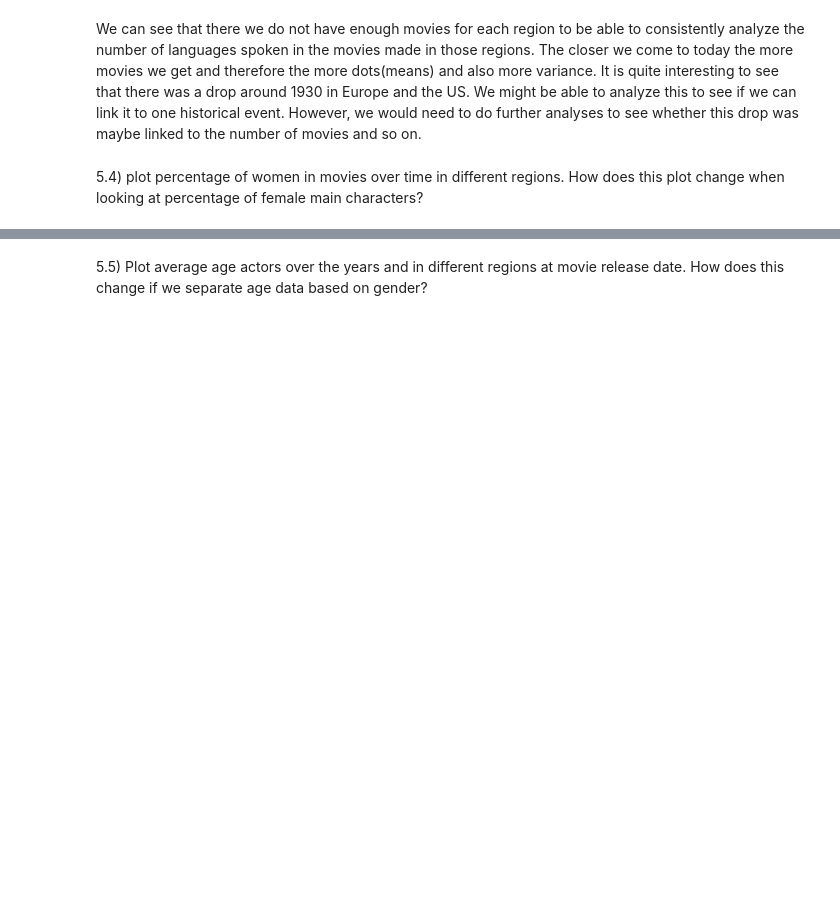
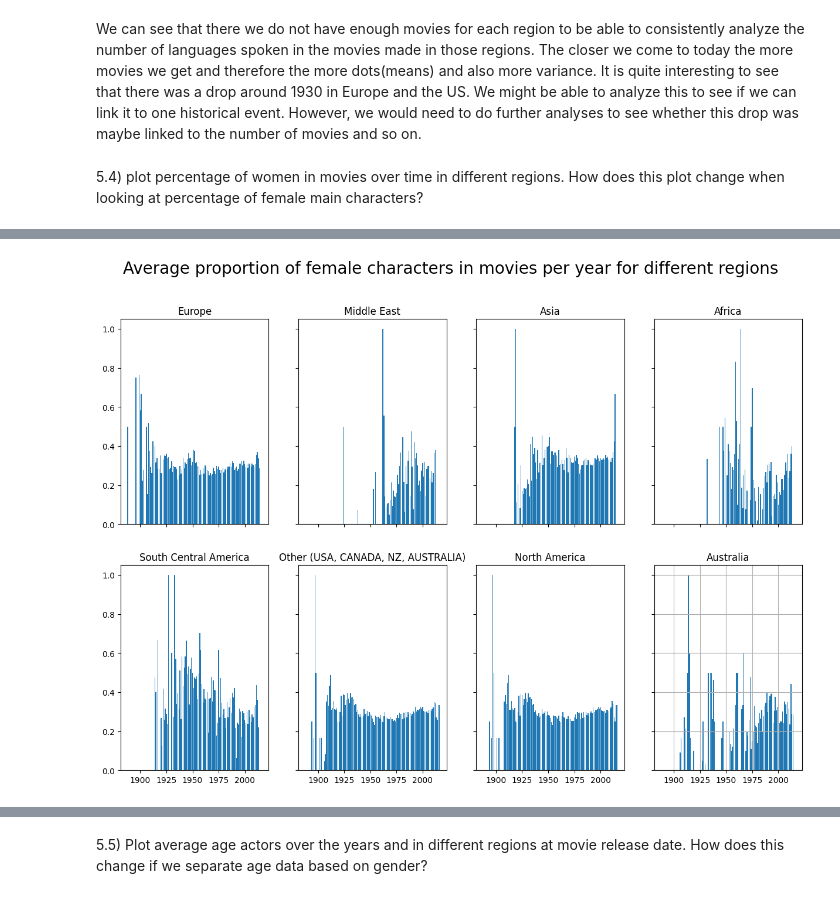
Before and after one commit to epfl-ada/ada-2023-project-onsecalme123, a Jupyter notebook: milestone2.ipynb, the cells around one changed output, grey strips where cells are left out. Drawn from its saved outputs; the diff is of its cells as text; code cells hidden in the pictures; blank space fills up the shorter version.

```diff
--- a/milestone2.ipynb
+++ b/milestone2.ipynb
@@ -1311,0 +1372,83 @@ We can see that there we do not have enough movies for each region to be able to
+# %%
+# Plot average proportion of female characters in movies per year per region
+
+fig, axs = plt.subplots(2, 4, figsize=(15, 10), sharex=True, sharey=True)
+fig.suptitle('Average proportion of female characters in movies per year for different regions', fontsize = 20)
+
+
+# Region : Europe
+
+character_stats_movies_europe = character_stats_movies[character_stats_movies['country'].apply(lambda x: any(item in x for item in europe_countries))]
+proportion_women_per_year_europe = character_stats_movies_europe.groupby('date')['proportion_women'].mean()
+
+axs[0, 0].bar(proportion_women_per_year_europe.index, proportion_women_per_year_europe.values)
+axs[0, 0].set_title('Europe')
+
+
+# Region : Middle East
+
+character_stats_movies_middle_east = character_stats_movies[character_stats_movies['country'].apply(lambda x: any(item in x for item in middle_east_countries))]
+proportion_women_per_year_middle_east = character_stats_movies_middle_east.groupby('date')['proportion_women'].mean()
+
+axs[0, 1].bar(proportion_women_per_year_middle_east.index, proportion_women_per_year_middle_east.values)
+axs[0, 1].set_title('Middle East')
+
+
+# Region : Asia
+
+character_stats_movies_asia = character_stats_movies[character_stats_movies['country'].apply(lambda x: any(item in x for item in asia_countries))]
+proportion_women_per_year_asia = character_stats_movies_asia.groupby('date')['proportion_women'].mean()
+
+axs[0, 2].bar(proportion_women_per_year_asia.index, proportion_women_per_year_asia.values)
+axs[0, 2].set_title('Asia')
+
+
+# Region : Africa
+
+character_stats_movies_africa = character_stats_movies[character_stats_movies['country'].apply(lambda x: any(item in x for item in africa_countries))]
+proportion_women_per_year_africa = character_stats_movies_africa.groupby('date')['proportion_women'].mean()
+
+axs[0, 3].bar(proportion_women_per_year_africa.index, proportion_women_per_year_africa.values)
+axs[0, 3].set_title('Africa')
+
+
+# Region : South Central America
+
+character_stats_movies_south_central_america = character_stats_movies[character_stats_movies['country'].apply(lambda x: any(item in x for item in south_central_america_countries))]
+proportion_women_per_year_south_central_america = character_stats_movies_south_central_america.groupby('date')['proportion_women'].mean()
+
+axs[1, 0].bar(proportion_women_per_year_south_central_america.index, proportion_women_per_year_south_central_america.values)
+axs[1, 0].set_title('South Central America')
+
+
+# Region : Other
+
+character_stats_movies_other = character_stats_movies[character_stats_movies['country'].apply(lambda x: any(item in x for item in other_countries))]
+proportion_women_per_year_other = character_stats_movies_other.groupby('date')['proportion_women'].mean()
+
+axs[1, 1].bar(proportion_women_per_year_other.index, proportion_women_per_year_other.values)
+axs[1, 1].set_title('Other (USA, CANADA, NZ, AUSTRALIA)')
+
+
+# Region : North America
+
+character_stats_movies_north_america = character_stats_movies[character_stats_movies['country'].apply(lambda x: any(item in x for item in north_america_countries))]
+proportion_women_per_year_north_america = character_stats_movies_north_america.groupby('date')['proportion_women'].mean()
+
+axs[1, 2].bar(proportion_women_per_year_north_america.index, proportion_women_per_year_north_america.values)
+axs[1, 2].set_title('North America')
+
+
+# Region : Australia
+
+character_stats_movies_australia = character_stats_movies[character_stats_movies['country'].apply(lambda x: any(item in x for item in australia_countries))]
+proportion_women_per_year_australia = character_stats_movies_australia.groupby('date')['proportion_women'].mean()
+
+axs[1, 3].bar(proportion_women_per_year_australia.index, proportion_women_per_year_australia.values)
+axs[1, 3].set_title('Australia')
+
+
+plt.grid(True)
+plt.show()
+# %% [output]
+[figure, added]
```
Also changed, not shown: parts of 4 cells of this notebook.
